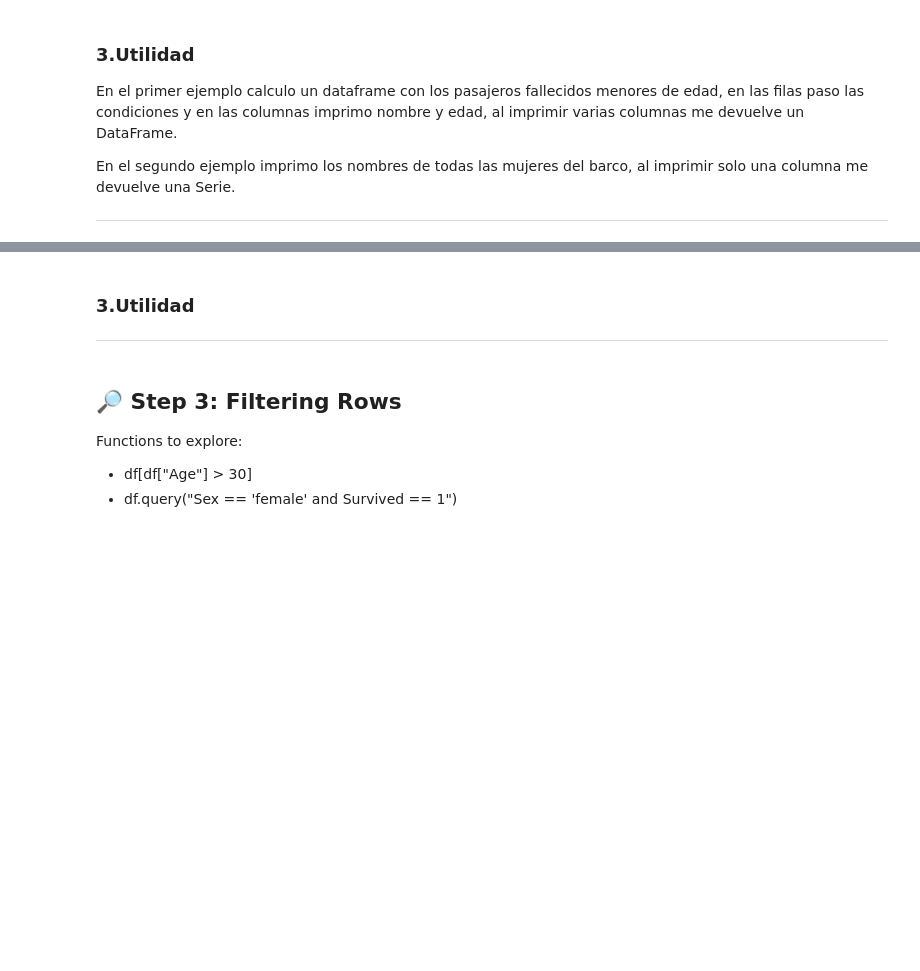
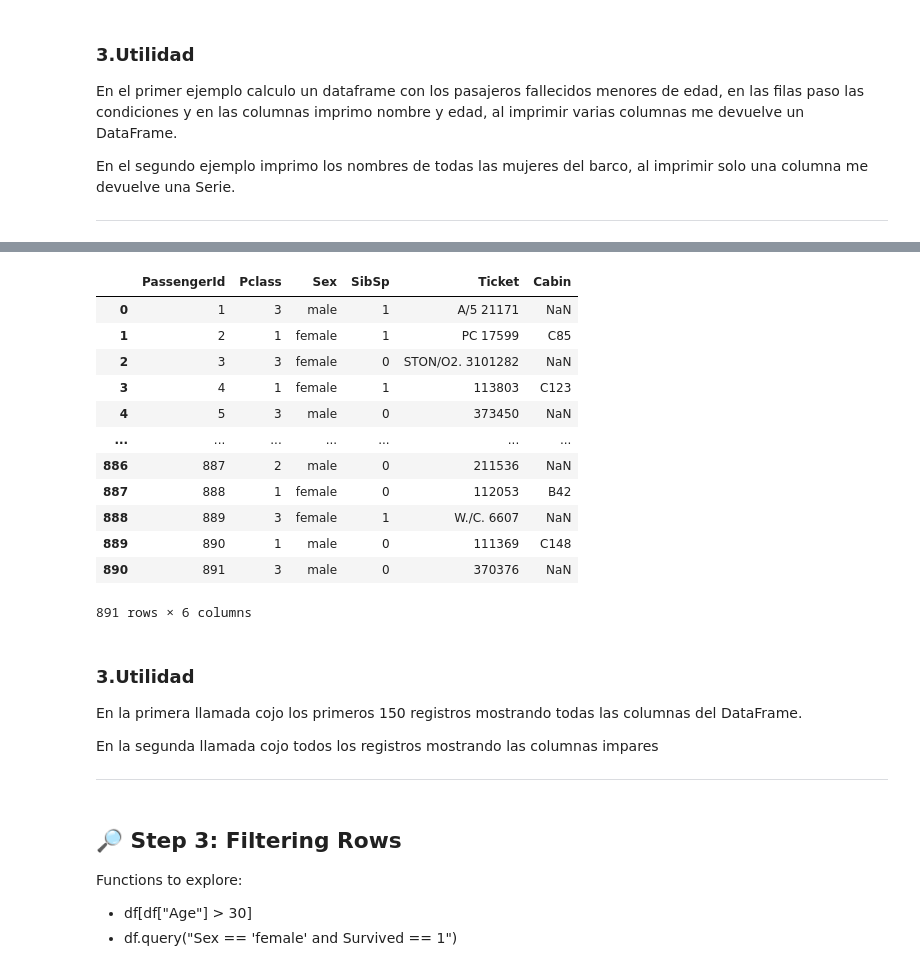
Before and after one commit to EduFergo/titanic-dataset, a Jupyter notebook: Titanic_Pandas_Practice_Notebook.ipynb, the cells around one changed output, grey strips where cells are left out. Saved outputs shown, nothing was run; the diff lists cells and outputs as text; code cells hidden in the pictures; blank space fills up the shorter version.

```diff
--- a/Titanic_Pandas_Practice_Notebook.ipynb
+++ b/Titanic_Pandas_Practice_Notebook.ipynb
@@ -397,6 +409,24 @@ En el segundo ejemplo imprimo los nombres de todas las mujeres del barco, al imp
+# %%
+df.iloc[:,0::2]
+# %% [output]
+|  | PassengerId | Pclass | Sex | SibSp | Ticket | Cabin |
+| 0 | 1 | 3 | male | 1 | A/5 21171 | NaN |
+| 1 | 2 | 1 | female | 1 | PC 17599 | C85 |
+| 2 | 3 | 3 | female | 0 | STON/O2. 3101282 | NaN |
+| 3 | 4 | 1 | female | 1 | 113803 | C123 |
+| 4 | 5 | 3 | male | 0 | 373450 | NaN |
+| ... | ... | ... | ... | ... | ... | ... |
+| 886 | 887 | 2 | male | 0 | 211536 | NaN |
+| 887 | 888 | 1 | female | 0 | 112053 | B42 |
+| 888 | 889 | 3 | female | 1 | W./C. 6607 | NaN |
+| 889 | 890 | 1 | male | 0 | 111369 | C148 |
+| 890 | 891 | 3 | male | 0 | 370376 | NaN |
+891 rows × 6 columns
 # %% [markdown]
 ### 3.Utilidad
+En la primera llamada cojo los primeros 150 registros mostrando todas las columnas del DataFrame.
 
+En la segunda llamada cojo todos los registros mostrando las columnas impares
 
 ---
 # %% [markdown]
```
Also changed, not shown: parts of 5 cells of this notebook.
